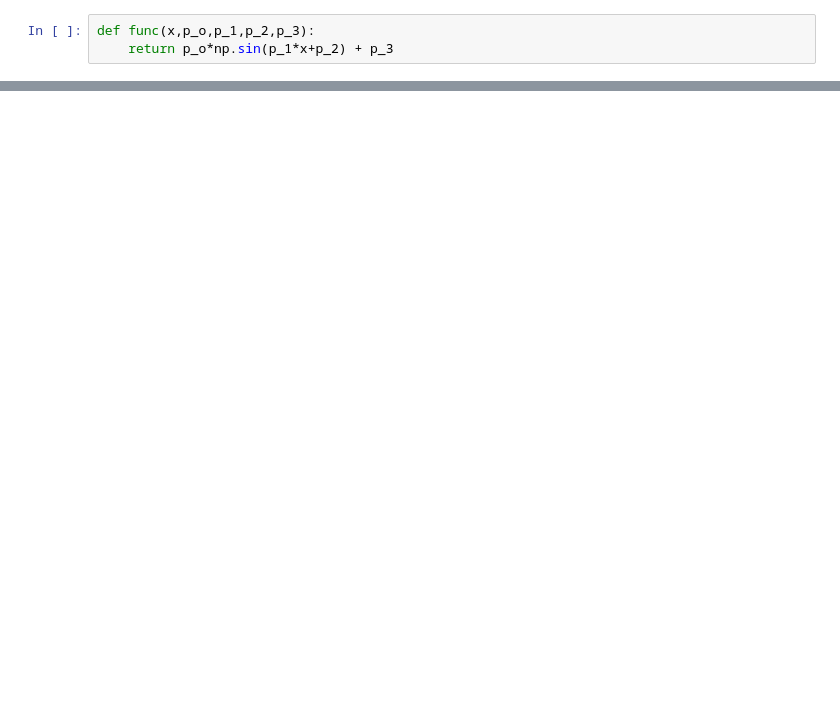
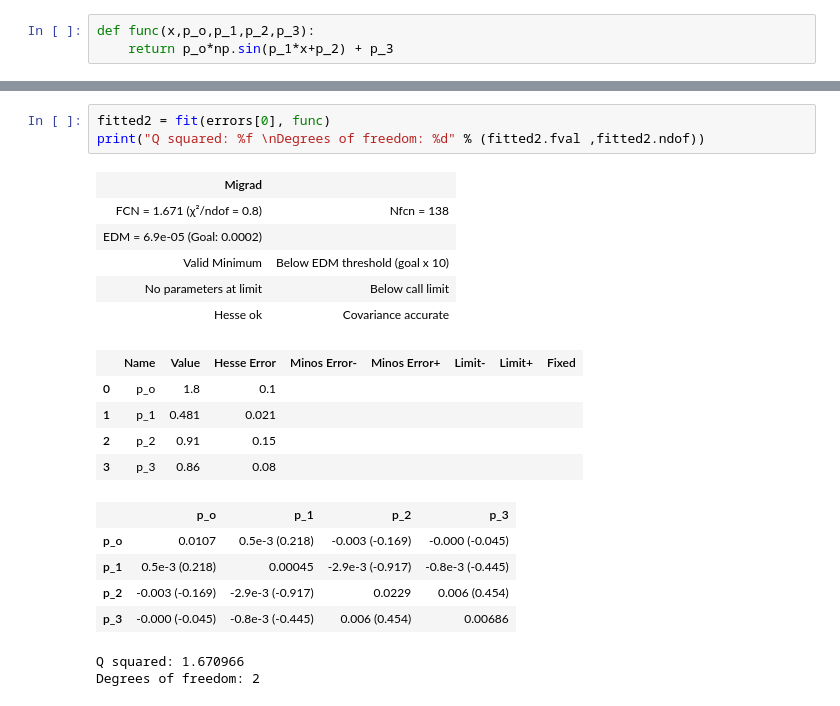
Before and after one commit to Yehan-Edirisinghe/Labo_cal, a Jupyter notebook: temi_esame/04-09-2023/esame.ipynb, the cells around one changed output, grey strips where cells are left out. Cells and saved outputs as stored; diff of their text form; blank space fills up the shorter version.

```diff
--- a/temi_esame/04-09-2023/esame.ipynb
+++ b/temi_esame/04-09-2023/esame.ipynb
@@ -48,0 +69,22 @@ display(my_minuit)
+# %%
+fitted2 = fit(errors[0], func)
+print("Q squared: %f \nDegrees of freedom: %d" % (fitted2.fval ,fitted2.ndof))
+# %% [output]
+| Migrad |  |
+| FCN = 1.671 (χ²/ndof = 0.8) | Nfcn = 138 |
+| EDM = 6.9e-05 (Goal: 0.0002) |  |
+| Valid Minimum | Below EDM threshold (goal x 10) |
+| No parameters at limit | Below call limit |
+| Hesse ok | Covariance accurate |
+|  | Name | Value | Hesse Error | Minos Error- | Minos Error+ | Limit- | Limit+ | Fixed |
+| 0 | p_o | 1.8 | 0.1 |  |  |  |  |  |
+| 1 | p_1 | 0.481 | 0.021 |  |  |  |  |  |
+| 2 | p_2 | 0.91 | 0.15 |  |  |  |  |  |
+| 3 | p_3 | 0.86 | 0.08 |  |  |  |  |  |
+|  | p_o | p_1 | p_2 | p_3 |
+| p_o | 0.0107 | 0.5e-3 (0.218) | -0.003 (-0.169) | -0.000 (-0.045) |
+| p_1 | 0.5e-3 (0.218) | 0.00045 | -2.9e-3 (-0.917) | -0.8e-3 (-0.445) |
+| p_2 | -0.003 (-0.169) | -2.9e-3 (-0.917) | 0.0229 | 0.006 (0.454) |
+| p_3 | -0.000 (-0.045) | -0.8e-3 (-0.445) | 0.006 (0.454) | 0.00686 |
+Q squared: 1.670966
+Degrees of freedom: 2
```
Also changed, not shown: parts of 5 cells of this notebook.
